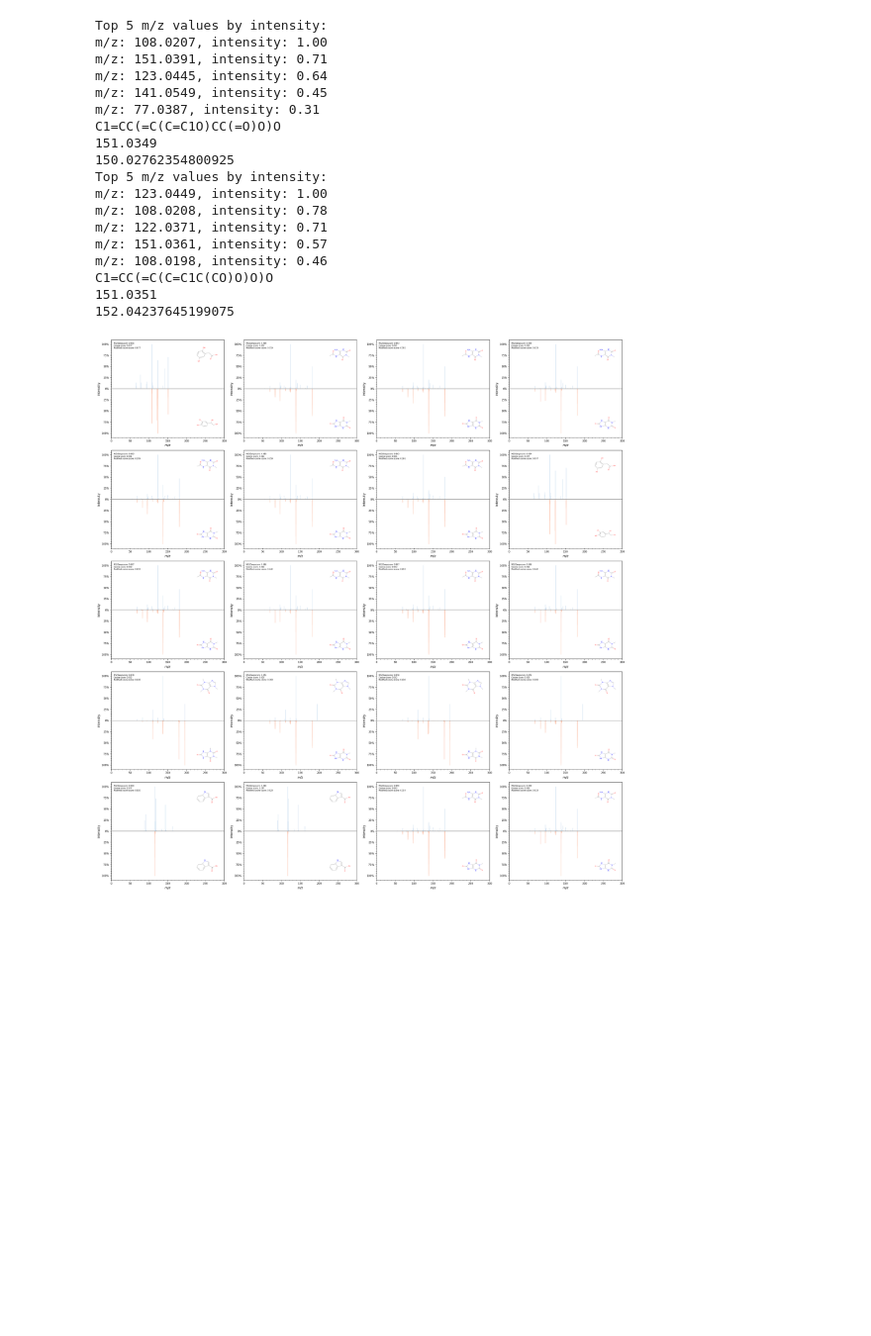
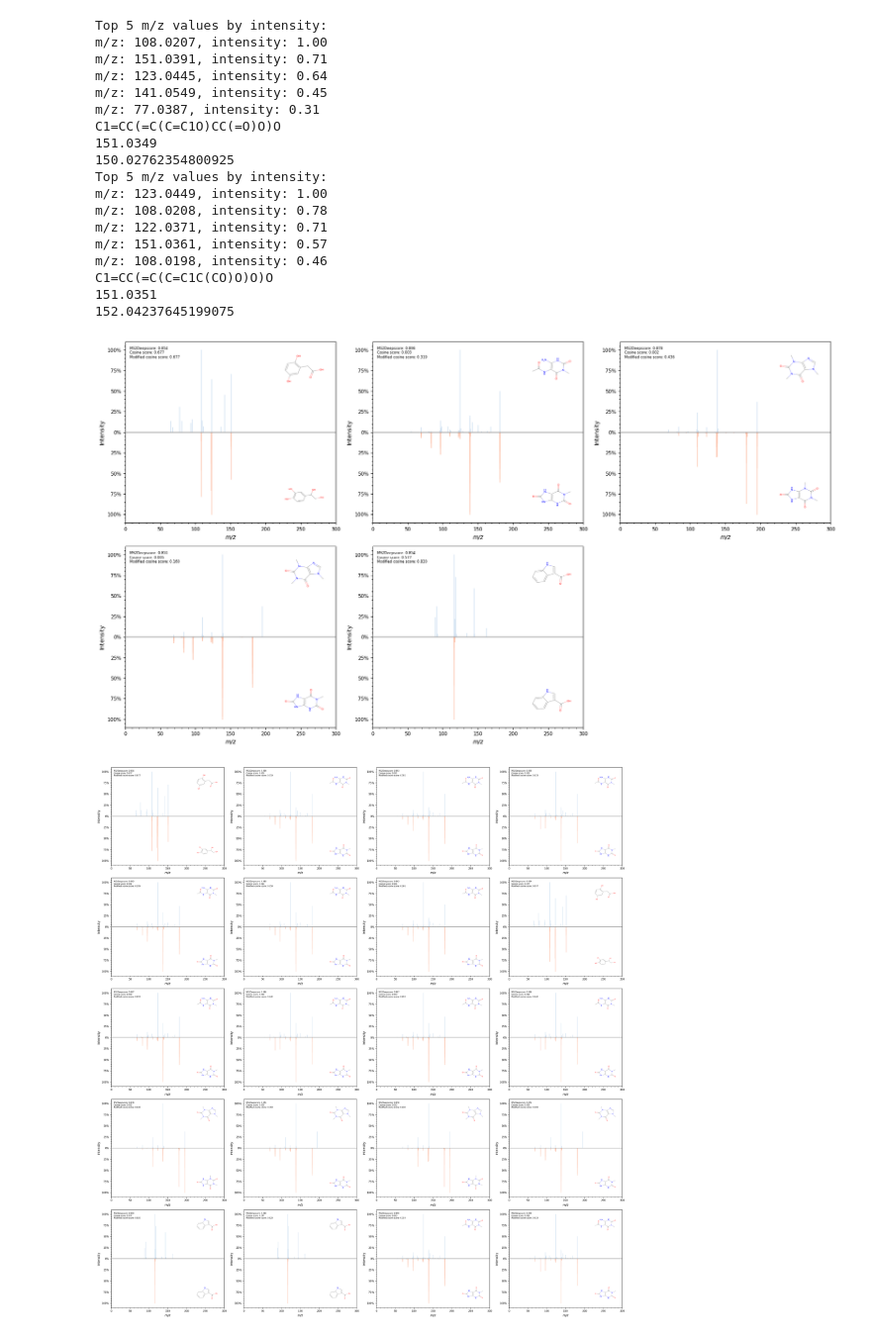
Before and after one commit to matchms/ms2deepscore, a Jupyter notebook: notebooks/case_studies_ms2deepscore_2/Urine_case_study/visualize_example_spectra.ipynb, the cells around one changed output. Shown at 99% size. Drawn from its saved outputs; the diff is of its cells as text; code cells hidden in the pictures; blank space fills up the shorter version.

Commit message:
Change the figure to only show unique molecular pairs, instead of all spectrum pairs.

```diff
--- a/notebooks/case_studies_ms2deepscore_2/Urine_case_study/visualize_example_spectra.ipynb
+++ b/notebooks/case_studies_ms2deepscore_2/Urine_case_study/visualize_example_spectra.ipynb
@@ -305,3 +355,20 @@ C1=CC(=C(C=C1C(CO)O)O)O
+# %%
+unique_molecule_pairs = [('pos_334', 'neg_144'),
+ ('pos_173', 'neg_316'),
+ ('pos_401', 'neg_380'),
+ ('pos_401', 'neg_316'),
+ ('neg_834', 'pos_1363'),]
+def select_smiles(spectrum_id):
+    if spectrum_id not in manual_annotations.index:
+        print(f"The spectrum id {spectrum_id} is not in the manual annotations")
+        return None
+    smiles = manual_annotations.loc[spectrum_id,"SMILES"]
+    return smiles
+
+plot_grid_of_plots(unique_molecule_pairs,cols=3)
+plt.savefig("spectrum_plots_urine_unique_structure.svg", bbox_inches='tight')
+# %% [output]
+[figure, added]
 # %%
 def select_smiles(spectrum_id):
     if spectrum_id not in manual_annotations.index:
```
Also changed, not shown: parts of 4 cells of this notebook.
